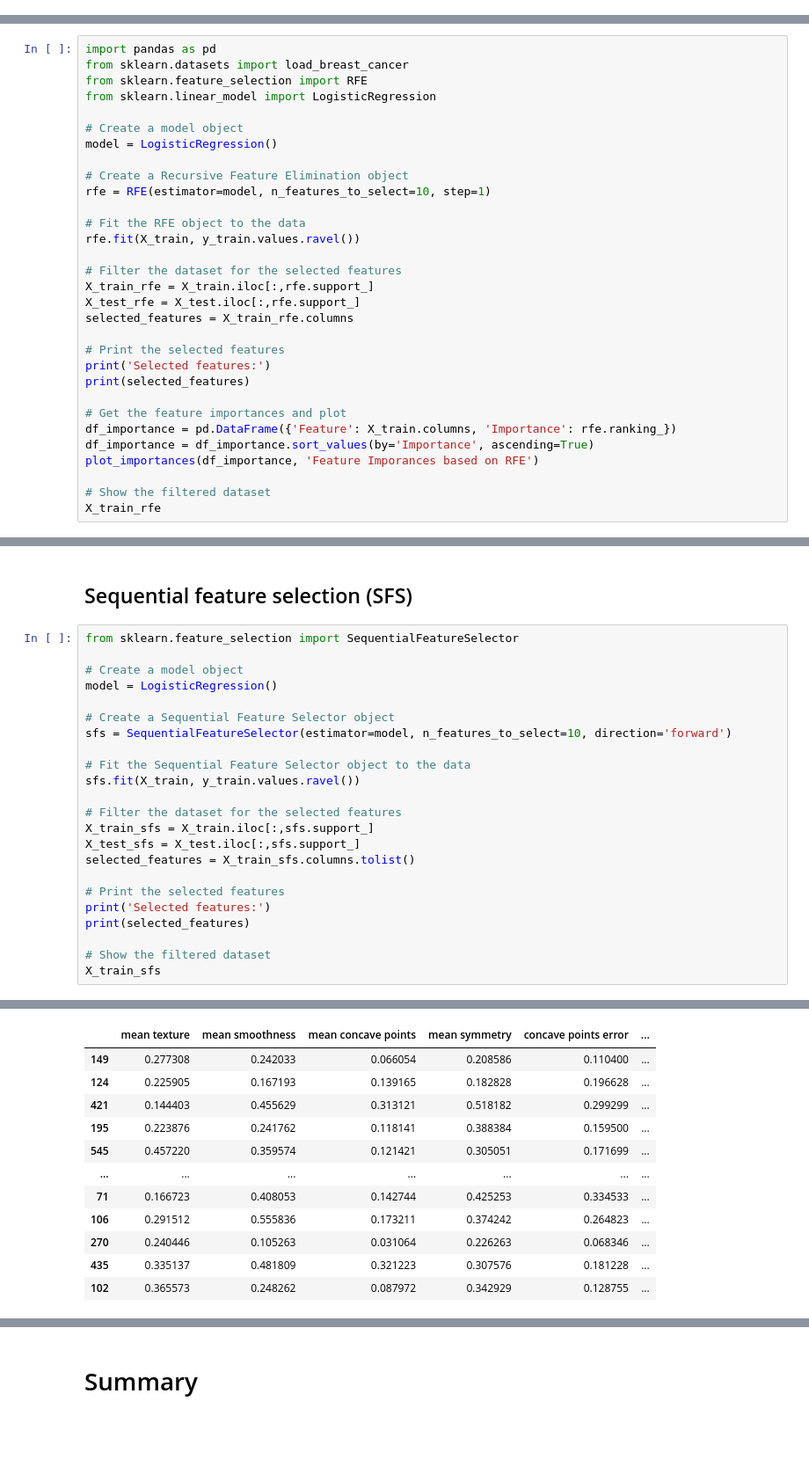
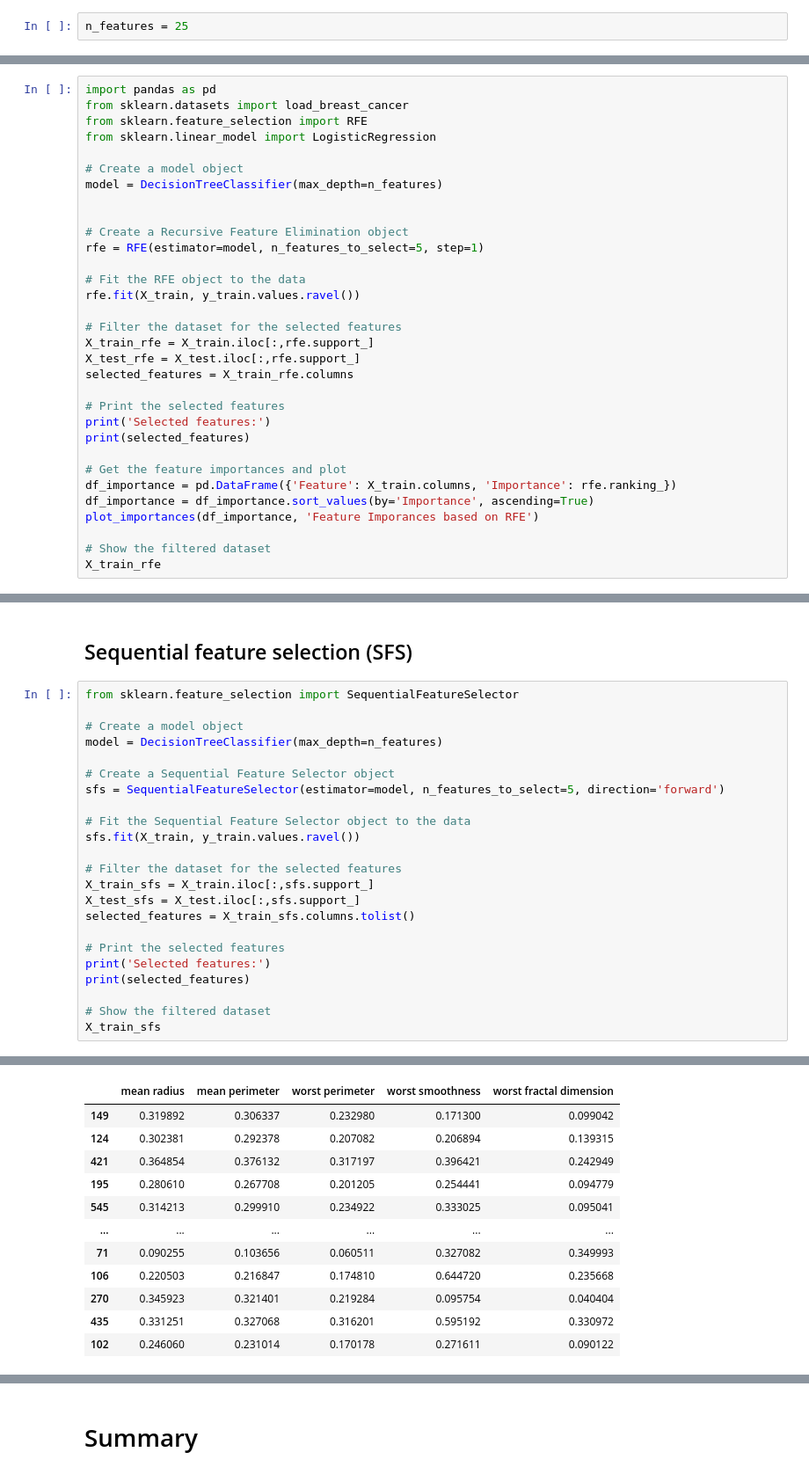
Before and after one commit to J-Jurza/tutorial_feature_selection, a Jupyter notebook: feature_selection_classification.ipynb, the cells around one changed output, grey strips where cells are left out. Shown: that part at 88% size. Cells and saved outputs as stored; diff of their text form; blank space fills up the shorter version.

```diff
--- a/feature_selection_classification.ipynb
+++ b/feature_selection_classification.ipynb
@@ -167,6 +139,8 @@ def plot_importances(df_in, title):
   plt.show()
 # %% [markdown]
 # 1. Filter methods
+# %%
+n_features = 25
 # %% [markdown]
 ## Pearson correlation
 
@@ -335,10 +297,11 @@ from sklearn.feature_selection import RFE
 from sklearn.linear_model import LogisticRegression
 
 # Create a model object
-model = LogisticRegression()
+model = DecisionTreeClassifier(max_depth=n_features)
+
 
 # Create a Recursive Feature Elimination object
-rfe = RFE(estimator=model, n_features_to_select=10, step=1)
+rfe = RFE(estimator=model, n_features_to_select=5, step=1)
 
 # Fit the RFE object to the data
 rfe.fit(X_train, y_train.values.ravel())
@@ -385,10 +347,10 @@ Index(['mean radius', 'mean perimeter', 'mean concave points', 'worst radius',
 from sklearn.feature_selection import SequentialFeatureSelector
 
 # Create a model object
-model = LogisticRegression()
+model = DecisionTreeClassifier(max_depth=n_features)
 
 # Create a Sequential Feature Selector object
-sfs = SequentialFeatureSelector(estimator=model, n_features_to_select=10, direction='forward')
+sfs = SequentialFeatureSelector(estimator=model, n_features_to_select=5, direction='forward')
 
 # Fit the Sequential Feature Selector object to the data
 sfs.fit(X_train, y_train.values.ravel())
@@ -410,12 +372,12 @@ Selected features:
-|  | mean texture | mean smoothness | mean concave points | mean symmetry | concave points error | ... |
-| 149 | 0.277308 | 0.242033 | 0.066054 | 0.208586 | 0.110400 | ... |
-| 124 | 0.225905 | 0.167193 | 0.139165 | 0.182828 | 0.196628 | ... |
-| 421 | 0.144403 | 0.455629 | 0.313121 | 0.518182 | 0.299299 | ... |
-| 195 | 0.223876 | 0.241762 | 0.118141 | 0.388384 | 0.159500 | ... |
-| 545 | 0.457220 | 0.359574 | 0.121421 | 0.305051 | 0.171699 | ... |
-| ... | ... | ... | ... | ... | ... | ... |
-| 71 | 0.166723 | 0.408053 | 0.142744 | 0.425253 | 0.334533 | ... |
-| 106 | 0.291512 | 0.555836 | 0.173211 | 0.374242 | 0.264823 | ... |
-| 270 | 0.240446 | 0.105263 | 0.031064 | 0.226263 | 0.068346 | ... |
-| 435 | 0.335137 | 0.481809 | 0.321223 | 0.307576 | 0.181228 | ... |
-| 102 | 0.365573 | 0.248262 | 0.087972 | 0.342929 | 0.128755 | ... |
+|  | mean radius | mean perimeter | worst perimeter | worst smoothness | worst fractal dimension |
+| 149 | 0.319892 | 0.306337 | 0.232980 | 0.171300 | 0.099042 |
+| 124 | 0.302381 | 0.292378 | 0.207082 | 0.206894 | 0.139315 |
+| 421 | 0.364854 | 0.376132 | 0.317197 | 0.396421 | 0.242949 |
+| 195 | 0.280610 | 0.267708 | 0.201205 | 0.254441 | 0.094779 |
+| 545 | 0.314213 | 0.299910 | 0.234922 | 0.333025 | 0.095041 |
+| ... | ... | ... | ... | ... | ... |
+| 71 | 0.090255 | 0.103656 | 0.060511 | 0.327082 | 0.349993 |
+| 106 | 0.220503 | 0.216847 | 0.174810 | 0.644720 | 0.235668 |
+| 270 | 0.345923 | 0.321401 | 0.219284 | 0.095754 | 0.040404 |
+| 435 | 0.331251 | 0.327068 | 0.316201 | 0.595192 | 0.330972 |
+| 102 | 0.246060 | 0.231014 | 0.170178 | 0.271611 | 0.090122 |
```
Also changed, not shown: parts of 26 cells of this notebook.
